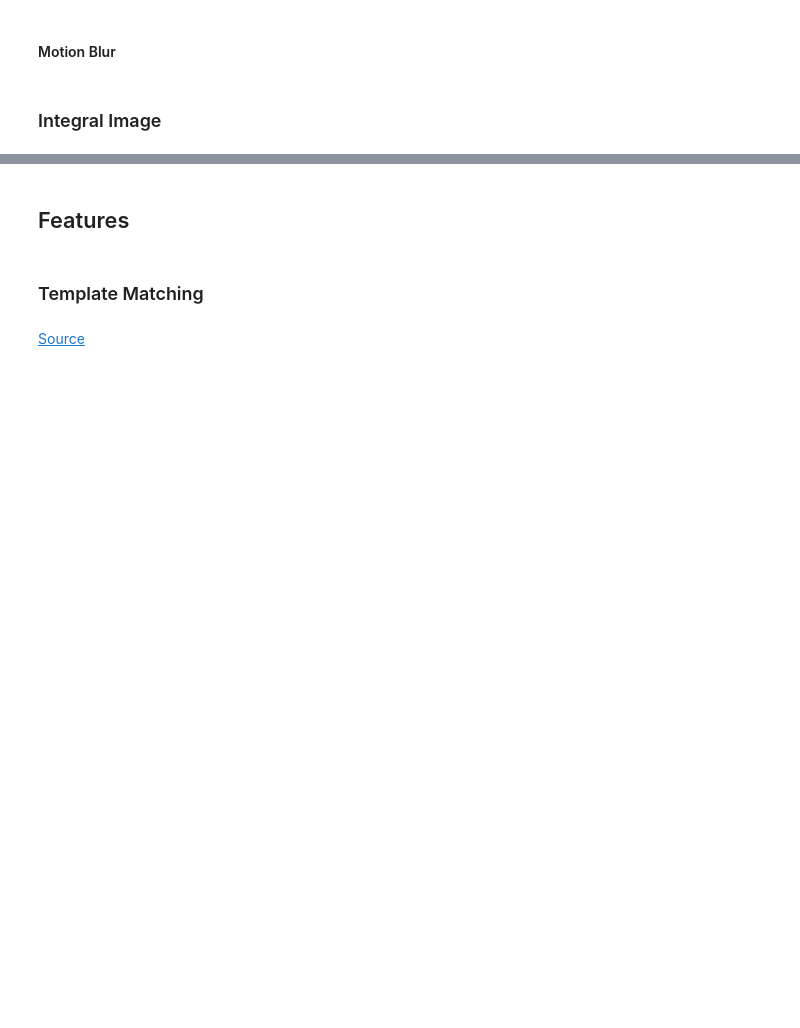
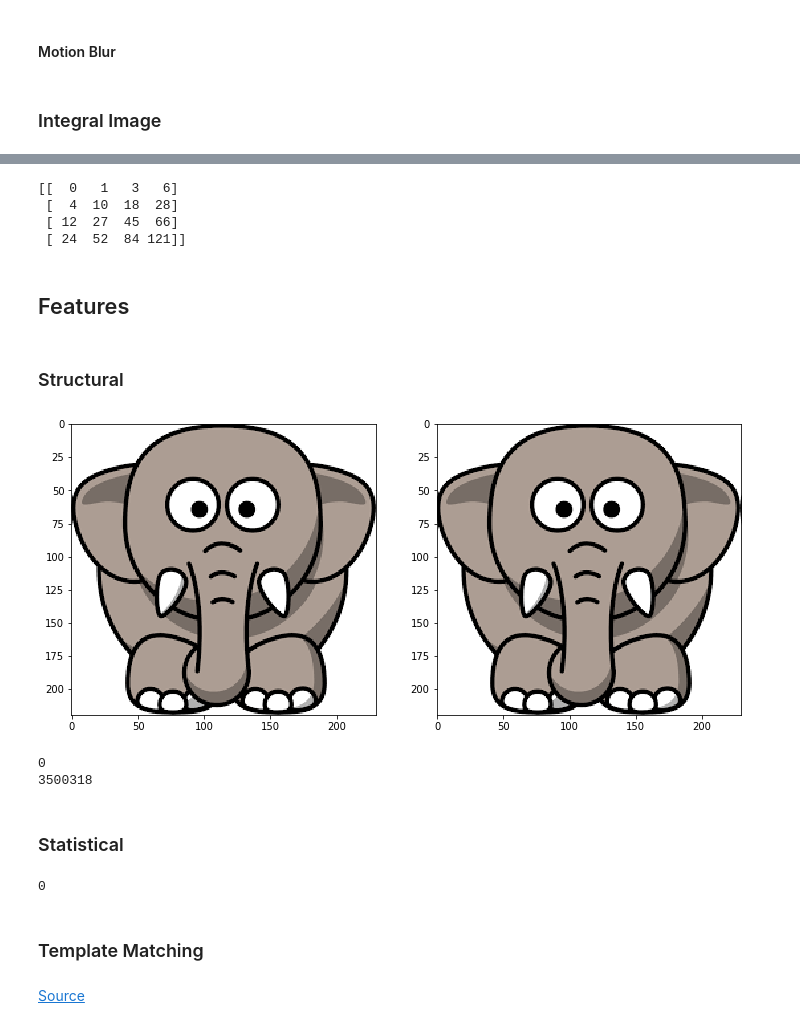
Before and after one commit to jackersson/cv-course-vntu, a Jupyter notebook: image-processing-basics/image_processing_basics.ipynb, the cells around one changed output, grey strips where cells are left out. Saved outputs shown, nothing was run; the diff lists cells and outputs as text; code cells hidden in the pictures; blank space fills up the shorter version.

```diff
--- a/image-processing-basics/image_processing_basics.ipynb
+++ b/image-processing-basics/image_processing_basics.ipynb
@@ -575,3 +629,11 @@ print(kernel)
+# %%
+integral = cv2.integral(a)
+print(integral[1:, 1:])
+# %% [output]
+[[  0   1   3   6]
+ [  4  10  18  28]
+ [ 12  27  45  66]
+ [ 24  52  84 121]]
 # %%
 integral = cv2.integral(image)
 
@@ -580,6 +642,32 @@ plot_side_by_side(image, ((integral/np.max(integral)) * 255).astype('uint8'))
 ## Features
 # %%
 # https://www.pyimagesearch.com/2014/03/03/charizard-explains-describe-quantify-image-using-feature-vectors/
+# %% [markdown]
+### Structural
+# %%
+def get_shift_left_filter2d(kernel_size):
+    kernel = np.zeros((kernel_size, kernel_size),np.float32)
+    kernel[kernel_size // 2, kernel_size - 1] = 1
+    return kernel
+
+kernel = get_shift_left_filter2d(3)
+shifted = cv2.filter2D(image, -1, kernel)
+plot_side_by_side(image, shifted)
+
+print(np.sum(image - image))
+print(np.sum(shifted - image))
+# %% [output]
+[figure, added]
+0
+3500318
+# %% [markdown]
+### Statistical
+# %%
+hist_initial, bins = np.histogram(to_gray(image).ravel(), 256,[0,256])
+hist_shifted, bins = np.histogram(to_gray(shifted).ravel(), 256,[0,256])
+print(np.sum(hist_initial - hist_shifted))
+# %% [output]
+0
 # %%
 # https://www.pyimagesearch.com/2014/01/27/hobbits-and-histograms-a-how-to-guide-to-building-your-first-image-search-engine-in-python/
 # %% [markdown]
```
Also changed, not shown: parts of 14 cells of this notebook, 3 other files.
